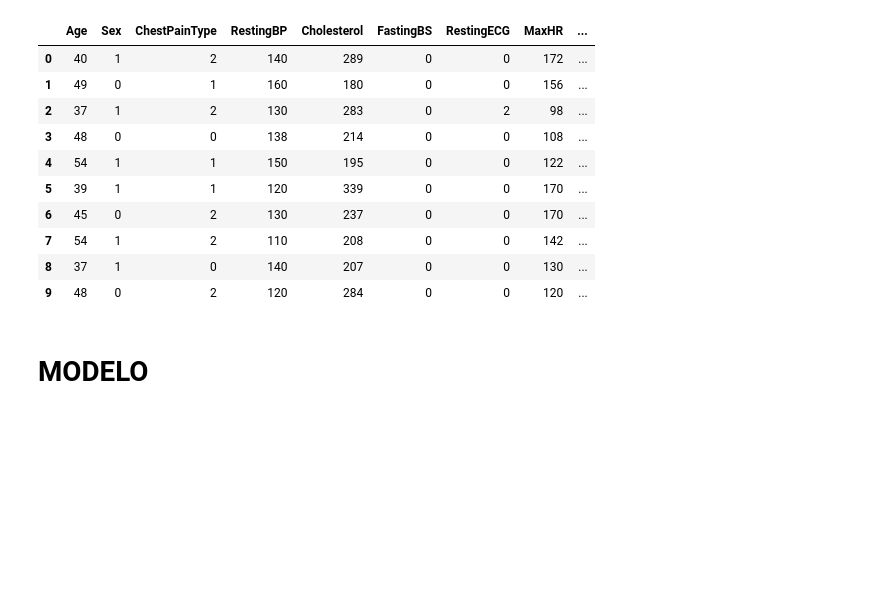
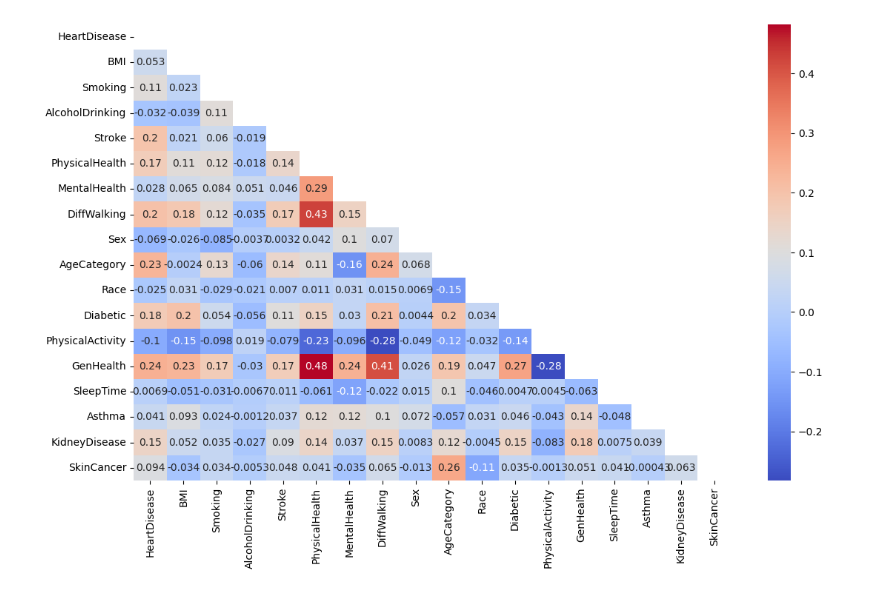
Before and after one commit to murilorrs/Heart-Disease, a Jupyter notebook: src/model.ipynb, the cells around one changed output. Cells and saved outputs as stored; diff of their text form; code cells hidden in the pictures; blank space fills up the shorter version.

Commit message:
modelo NN

```diff
--- a/src/model.ipynb
+++ b/src/model.ipynb
@@ -87,16 +92,0 @@ sns.heatmap(corr, mask=mask, cmap=cmap, vmax=.3, center=0,annot = True,
-# %%
-df.head(10)
-# %% [output]
-|  | Age | Sex | ChestPainType | RestingBP | Cholesterol | FastingBS | RestingECG | MaxHR | ... |
-| 0 | 40 | 1 | 2 | 140 | 289 | 0 | 0 | 172 | ... |
-| 1 | 49 | 0 | 1 | 160 | 180 | 0 | 0 | 156 | ... |
-| 2 | 37 | 1 | 2 | 130 | 283 | 0 | 2 | 98 | ... |
-| 3 | 48 | 0 | 0 | 138 | 214 | 0 | 0 | 108 | ... |
-| 4 | 54 | 1 | 1 | 150 | 195 | 0 | 0 | 122 | ... |
-| 5 | 39 | 1 | 1 | 120 | 339 | 0 | 0 | 170 | ... |
-| 6 | 45 | 0 | 2 | 130 | 237 | 0 | 0 | 170 | ... |
-| 7 | 54 | 1 | 2 | 110 | 208 | 0 | 0 | 142 | ... |
-| 8 | 37 | 1 | 0 | 140 | 207 | 0 | 0 | 130 | ... |
-| 9 | 48 | 0 | 2 | 120 | 284 | 0 | 0 | 120 | ... |
-# %% [markdown]
-# MODELO
@@ -115,0 +93,9 @@ import matplotlib.pyplot as plt
+# %%
+train, test = train_test_split(df,stratify=df['HeartDisease'],test_size=.2,random_state=0)
+# %%
+plt.figure(figsize=(13,8))
+mask = np.triu(np.ones_like(train.corr(), dtype=bool))
+sns.heatmap(train.corr(), mask=mask, cmap='coolwarm', annot=True)
+plt.show()
+# %% [output]
+[figure, added]
```
Also changed, not shown: parts of 52 cells of this notebook.
